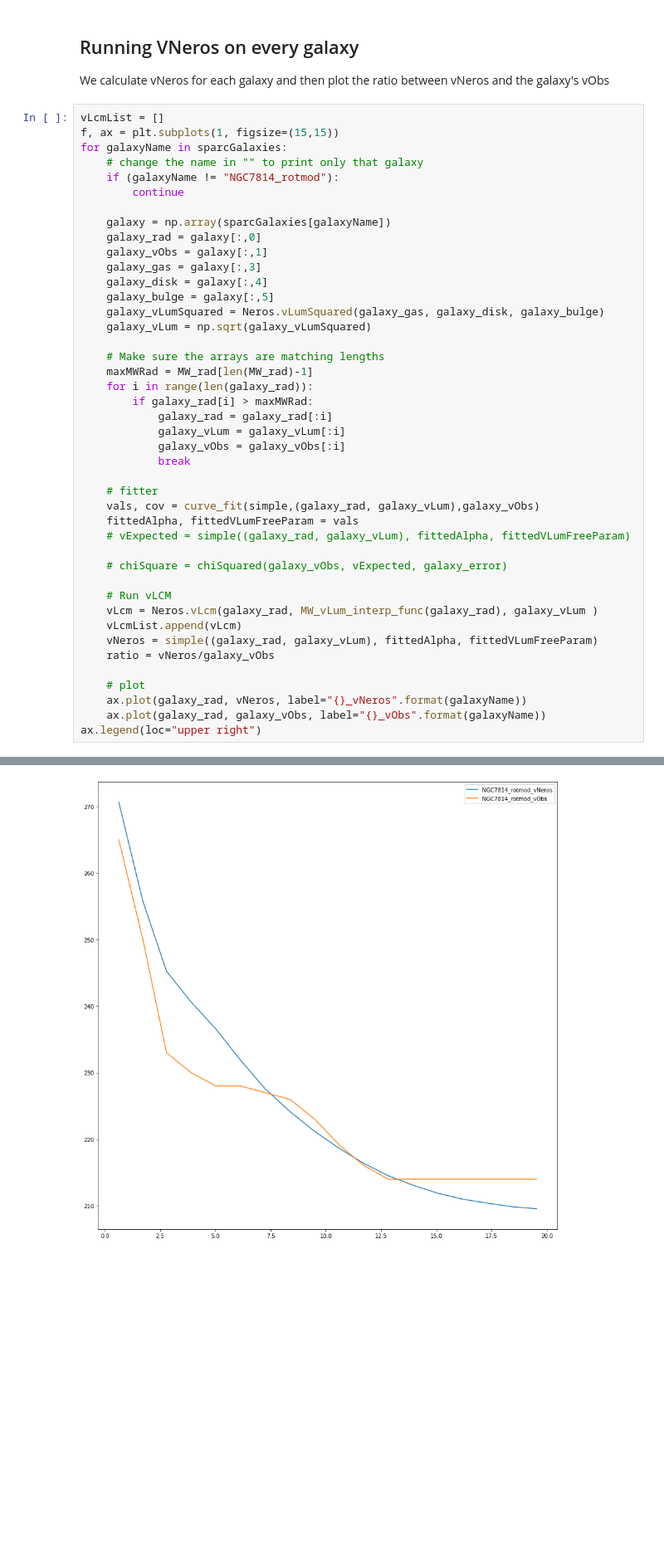
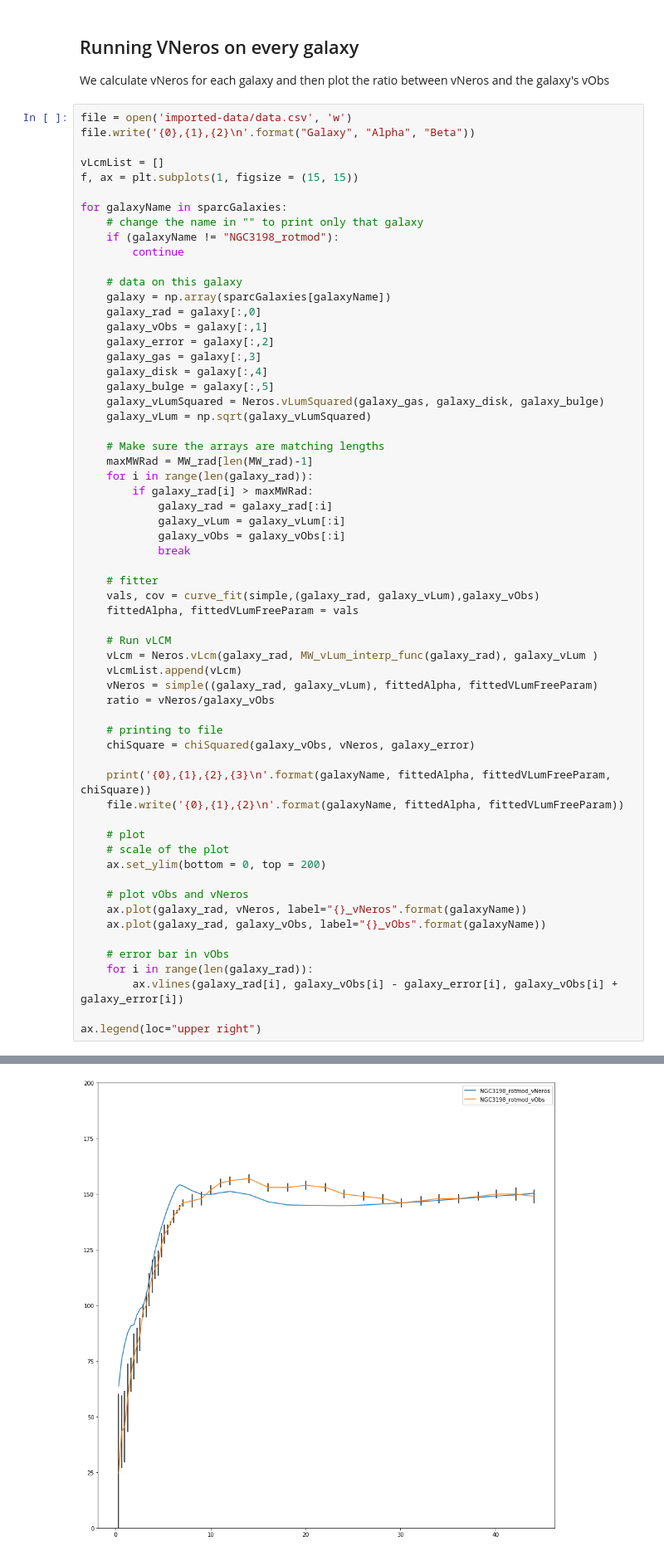
Before and after one commit to Cisneros-Galaxy/RCFM, a Jupyter notebook: Model.ipynb, the cells around one changed output, grey strips where cells are left out. Shown at 83% size. Drawn from its saved outputs; the diff is of its cells as text; blank space fills up the shorter version.

Commit message:
clean up code and fix the plotting

```diff
--- a/Model.ipynb
+++ b/Model.ipynb
@@ -44,16 +44,22 @@ MW_vLum_interp_func = interp1d(MW_rad, MW_vLum, kind='cubic')
 ## Running VNeros on every galaxy
 We calculate vNeros for each galaxy and then plot the ratio between vNeros and the galaxy's vObs
 # %%
+file = open('imported-data/data.csv', 'w')
+file.write('{0},{1},{2}\n'.format("Galaxy", "Alpha", "Beta"))
+
 vLcmList = []
-f, ax = plt.subplots(1, figsize=(15,15))
+f, ax = plt.subplots(1, figsize = (15, 15))
+
 for galaxyName in sparcGalaxies:
     # change the name in "" to print only that galaxy
-    if (galaxyName != "NGC7814_rotmod"):
+    if (galaxyName != "NGC3198_rotmod"):
         continue
 
+    # data on this galaxy
     galaxy = np.array(sparcGalaxies[galaxyName])
     galaxy_rad = galaxy[:,0]
     galaxy_vObs = galaxy[:,1]
+    galaxy_error = galaxy[:,2]
     galaxy_gas = galaxy[:,3]
     galaxy_disk = galaxy[:,4]
     galaxy_bulge = galaxy[:,5]
@@ -72,9 +78,6 @@ for galaxyName in sparcGalaxies:
     # fitter
     vals, cov = curve_fit(simple,(galaxy_rad, galaxy_vLum),galaxy_vObs)
     fittedAlpha, fittedVLumFreeParam = vals
-    # vExpected = simple((galaxy_rad, galaxy_vLum), fittedAlpha, fittedVLumFreeParam)
-
-    # chiSquare = chiSquared(galaxy_vObs, vExpected, galaxy_error)
 
     # Run vLCM
     vLcm = Neros.vLcm(galaxy_rad, MW_vLum_interp_func(galaxy_rad), galaxy_vLum )
@@ -82,8 +85,23 @@ for galaxyName in sparcGalaxies:
     vNeros = simple((galaxy_rad, galaxy_vLum), fittedAlpha, fittedVLumFreeParam)
     ratio = vNeros/galaxy_vObs
 
+    # printing to file
+    chiSquare = chiSquared(galaxy_vObs, vNeros, galaxy_error)
+
+    print('{0},{1},{2},{3}\n'.format(galaxyName, fittedAlpha, fittedVLumFreeParam, chiSquare))
+    file.write('{0},{1},{2}\n'.format(galaxyName, fittedAlpha, fittedVLumFreeParam))
+
     # plot
+    # scale of the plot
+    ax.set_ylim(bottom = 0, top = 200)
+
+    # plot vObs and vNeros
     ax.plot(galaxy_rad, vNeros, label="{}_vNeros".format(galaxyName))
     ax.plot(galaxy_rad, galaxy_vObs, label="{}_vObs".format(galaxyName))
+
+    # error bar in vObs
+    for i in range(len(galaxy_rad)):
+        ax.vlines(galaxy_rad[i], galaxy_vObs[i] - galaxy_error[i], galaxy_vObs[i] + galaxy_error[i])
+
 ax.legend(loc="upper right")
 # %% [output]
@@ -91 +110 @@ ax.legend(loc="upper right")
-[figure, old version]
+[figure, new version]
```
Also changed, not shown: parts of 3 cells of this notebook, 2 other files.
